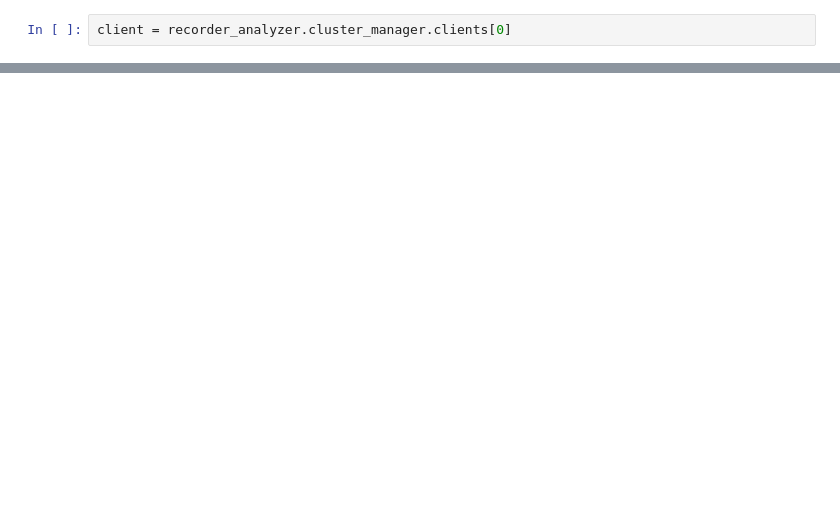
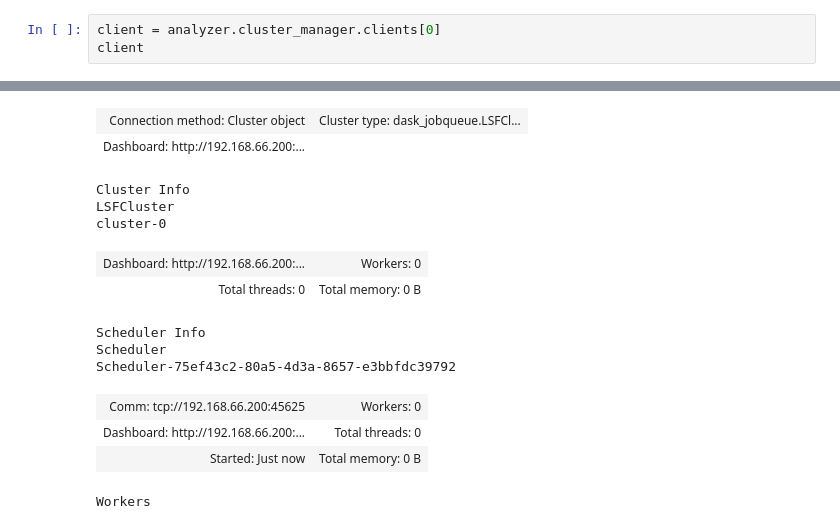
Before and after one commit to izzet/wisio, a Jupyter notebook: notebooks/recorder-genome.ipynb, the cells around one changed output, grey strips where cells are left out. Cells and saved outputs as stored; diff of their text form; blank space fills up the shorter version.

```diff
--- a/notebooks/recorder-genome.ipynb
+++ b/notebooks/recorder-genome.ipynb
@@ -61,3 +60,4 @@ time: 3.98 ms (started: 2023-03-02 13:14:39 -08:00)
 # %%
-client = recorder_analyzer.cluster_manager.clients[0]
+client = analyzer.cluster_manager.clients[0]
+client
 # %% [output]
@@ -64,0 +66,14 @@ time: 742 µs (started: 2023-03-02 13:14:39 -08:00)
+| Connection method: Cluster object | Cluster type: dask_jobqueue.LSFCl... |
+| Dashboard: http://192.168.66.200:... |  |
+Cluster Info
+LSFCluster
+cluster-0
+| Dashboard: http://192.168.66.200:... | Workers: 0 |
+| Total threads: 0 | Total memory: 0 B |
+Scheduler Info
+Scheduler
+Scheduler-75ef43c2-80a5-4d3a-8657-e3bbfdc39792
+| Comm: tcp://192.168.66.200:45625 | Workers: 0 |
+| Dashboard: http://192.168.66.200:... | Total threads: 0 |
+| Started: Just now | Total memory: 0 B |
+Workers
```
Also changed, not shown: parts of 21 cells of this notebook, 2 other files.
